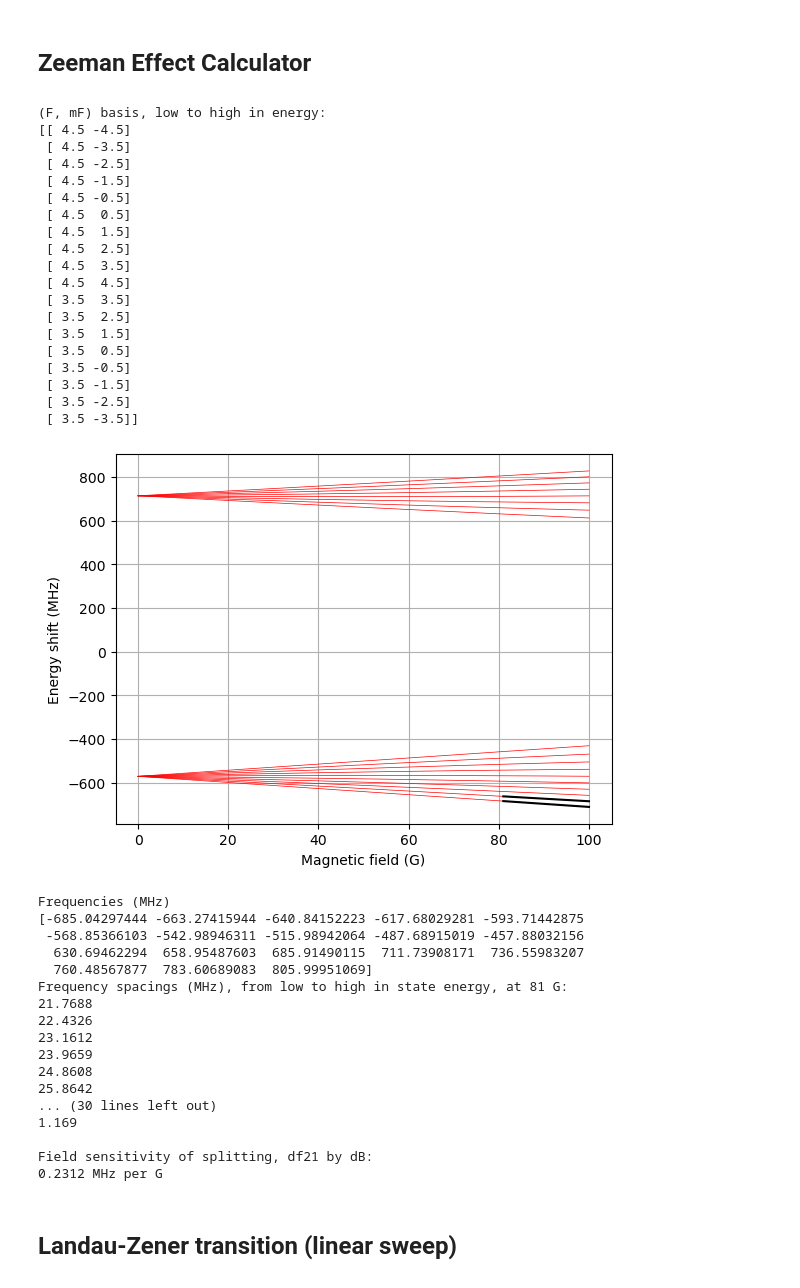
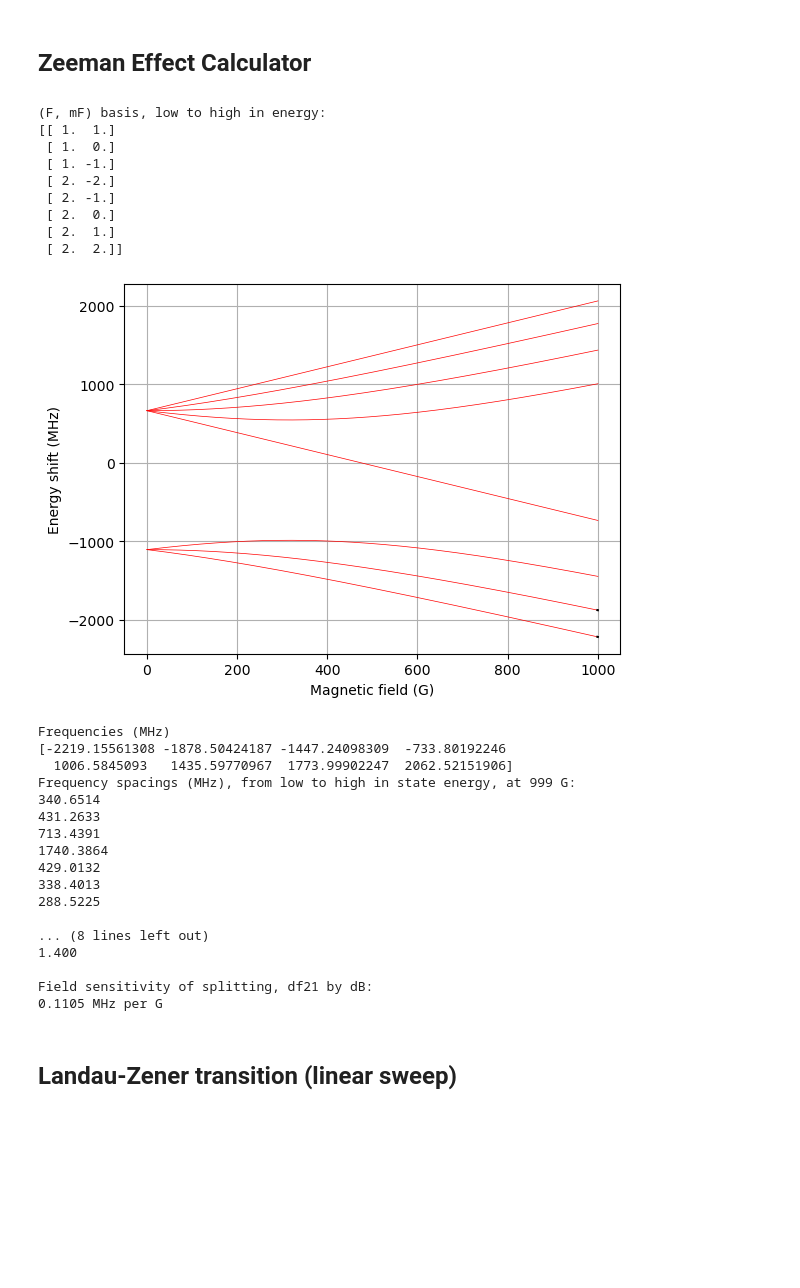
Before and after one commit to huanium/huanium, a Jupyter notebook: MIT_PhD/Fermi1/Fermi1 Calculator/Fermi1_Calculator_part_1_of_5.ipynb, the cells around one changed output. Cells and saved outputs as stored; diff of their text form; code cells hidden in the pictures; blank space fills up the shorter version.

```diff
--- a/MIT_PhD/Fermi1/Fermi1 Calculator/Fermi1_Calculator_part_1_of_5.ipynb
+++ b/MIT_PhD/Fermi1/Fermi1 Calculator/Fermi1_Calculator_part_1_of_5.ipynb
@@ -312,62 +312,52 @@ def zeeman_splitting_calculator(J, I, gI, L, S, B_main, B_start, B_end, num_B, A
 # %%
 # Zeeman calculator cell
 B_start = 0
-B_end = 100
-B_main = 81 # G
+B_end = 1000
+B_main = 999 # G
 num_B = 1000
 
 # Careful what you type in here!
-Ahf = K40Ahf_s12
-Bhf = K40Bhf_s12
+Ahf = Na23Ahf_s12
+Bhf = Na23Bhf_s12
 L = 0
 S = 1/2
 J = 1/2
-I = K40I
-gI = K40gI
+I = Na23I
+gI = Na23gI
 
 zeeman_splitting_calculator(J, I, gI, L, S, B_main, B_start, B_end, num_B, Ahf, Bhf,
                             plotting = True, highlight_HF_states = [1,2], plot_range = None,
                             single_B_field_calc_mode = True, print_field_sensitivity_between = [1,2],
                             search_mode = False, splitting = 22.830, splitting_between_states = [1,2],
                             labeling_mode='lf')
 # %% [output]
 (F, mF) basis, low to high in energy:
-[[ 4.5 -4.5]
- [ 4.5 -3.5]
- [ 4.5 -2.5]
- [ 4.5 -1.5]
- [ 4.5 -0.5]
- [ 4.5  0.5]
- [ 4.5  1.5]
- [ 4.5  2.5]
- [ 4.5  3.5]
- [ 4.5  4.5]
- [ 3.5  3.5]
- [ 3.5  2.5]
- [ 3.5  1.5]
- [ 3.5  0.5]
- [ 3.5 -0.5]
- [ 3.5 -1.5]
- [ 3.5 -2.5]
- [ 3.5 -3.5]]
+[[ 1.  1.]
+ [ 1.  0.]
+ [ 1. -1.]
+ [ 2. -2.]
+ [ 2. -1.]
+ [ 2.  0.]
+ [ 2.  1.]
+ [ 2.  2.]]
-[figure, old version]
+[figure, new version]
 Frequencies (MHz)
-[-685.04297444 -663.27415944 -640.84152223 -617.68029281 -593.71442875
- -568.85366103 -542.98946311 -515.98942064 -487.68915019 -457.88032156
-  630.69462294  658.95487603  685.91490115  711.73908171  736.55983207
-  760.48567877  783.60689083  805.99951069]
-Frequency spacings (MHz), from low to high in state energy, at 81 G:
-21.7688
-22.4326
-23.1612
-23.9659
-24.8608
-25.8642
-... (30 lines left out)
-1.169
+[-2219.15561308 -1878.50424187 -1447.24098309  -733.80192246
+  1006.5845093   1435.59770967  1773.99902247  2062.52151906]
+Frequency spacings (MHz), from low to high in state energy, at 999 G:
+340.6514
+431.2633
+713.4391
+1740.3864
+429.0132
+338.4013
+288.5225
+
+... (8 lines left out)
+1.400
 
 Field sensitivity of splitting, df21 by dB:
-0.2312 MHz per G
+0.1105 MHz per G
 # %% [markdown]
 # <font size = 5>Landau-Zener transition (linear sweep)</font>
 # %%
```
Also changed, not shown: 7 other files.
